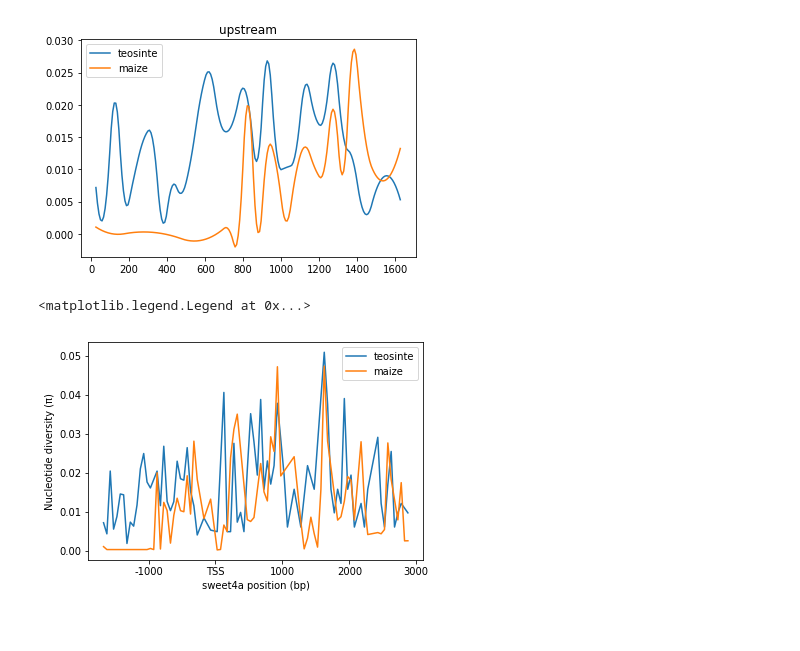
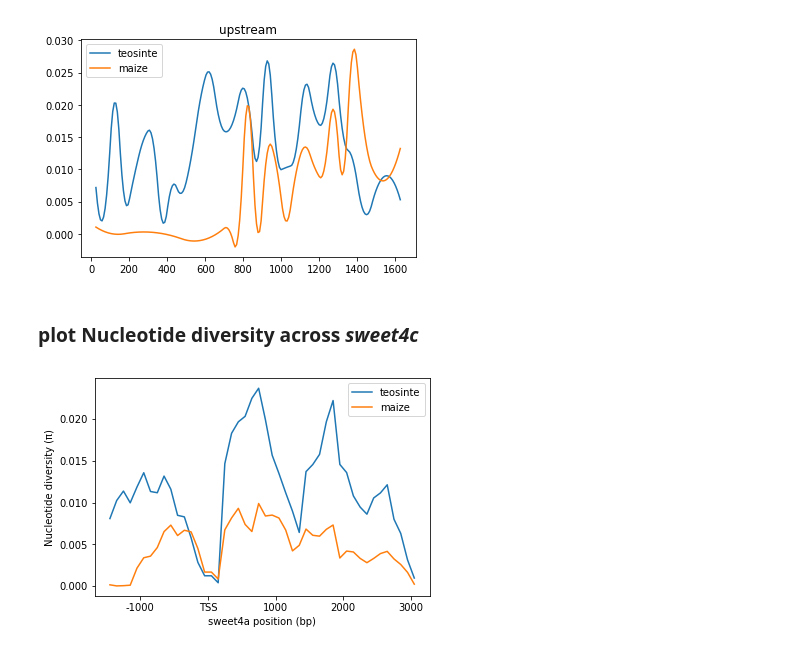
Before and after one commit to GaoX-cau/mynote, a Jupyter notebook: 201906_genetic_diversity/genetic_diversity.ipynb, the cells around one changed output. Drawn from its saved outputs; the diff is of its cells as text; code cells hidden in the pictures.

```diff
--- a/201906_genetic_diversity/genetic_diversity.ipynb
+++ b/201906_genetic_diversity/genetic_diversity.ipynb
@@ -42,6 +42,8 @@ plt.legend()
 # %% [output]
 <matplotlib.legend.Legend at 0x...>
 [figure]
+# %% [markdown]
+### plot Nucleotide diversity across *sweet4c*
 # %%
 def input_file2(filename, loc=0):
     f = open(filename, 'r')
@@ -49,28 +51,27 @@ def input_file2(filename, loc=0):
     x, y = [], []
     for i in f:
         i = i.split()
-        pos = (int(i[1]) + int(i[2])) / 2
+        pos = (int(i[1]) + int(i[2]) - 1) / 2
         x.append(pos-loc)
         y.append(float(i[4]))
     f.close()
-
-    x_new = np.linspace(min(x), max(x), 100)
+    x_new = np.linspace(min(x), max(x), 50)
     f = interp1d(x, y, kind='quadratic')
     y_smooth=f(x_new)
     return x, y
     #return x_new, y_smooth
 # %%
-teosinte_b = input_file2('sw4a-b.50bp.windowed.pi')
-maize_b = input_file2('G4a-B.50bp.windowed.pi')
-teosinte_u = input_file2('sw4a-u.50bp.windowed.pi', 1698)
-maize_u = input_file2('G4a-U.50bp.windowed.pi', 1698)
+teosinte_b = input_file2('sw4a-b.100bp.windowed.pi')
+maize_b = input_file2('G4a-B.100bp.windowed.pi')
+teosinte_u = input_file2('sw4a-u.100bp.windowed.pi', 1698)
+maize_u = input_file2('G4a-U.100bp.windowed.pi', 1698)
 
 plt.plot(teosinte_u[0] + teosinte_b[0], teosinte_u[1] + teosinte_b[1], label='teosinte')
 plt.plot(maize_u[0] + maize_b[0], maize_u[1] + maize_b[1], label='maize')
-plt.xticks([-1000, 0, 1000, 2000, 3000], [ '-1000', 'TSS', '1000', '2000', '3000'])
+plt.xticks([-1000, 0, 1000, 2000, 3000], ['-1000', 'TSS', '1000', '2000', '3000'])
 plt.xlabel('sweet4a position (bp)')
 plt.ylabel('Nucleotide diversity (π)')
 plt.legend()
+plt.show()
 # %% [output]
-<matplotlib.legend.Legend at 0x...>
-[figure, old version]
+[figure, new version]
```
Also changed, not shown: parts of 9 cells of this notebook, 33 other files.
